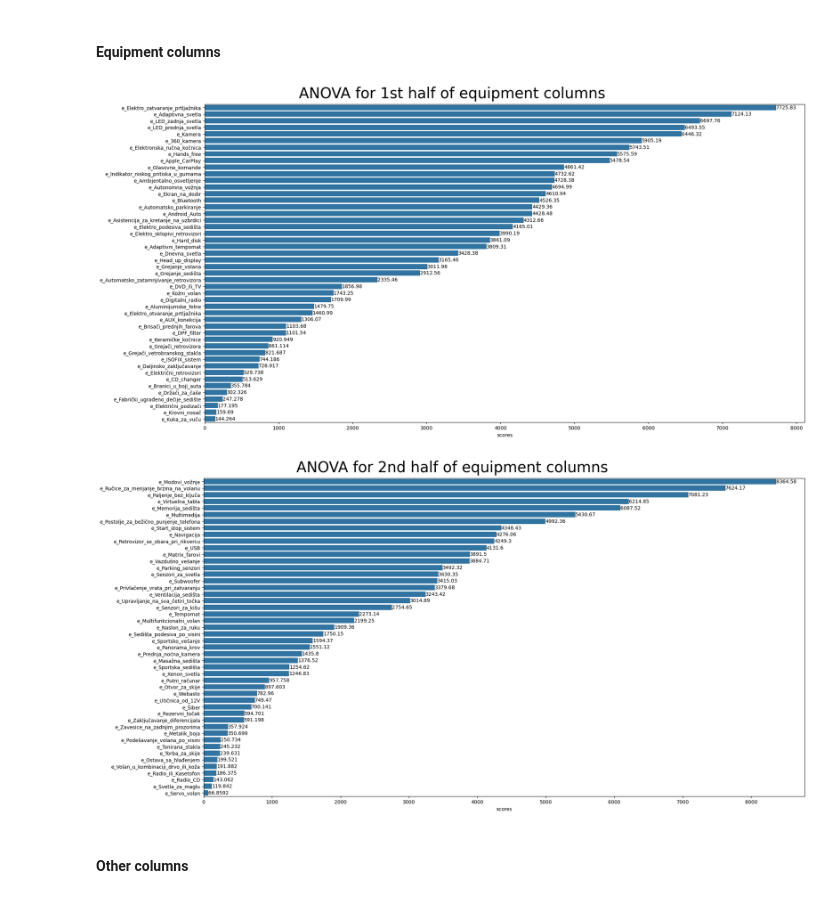
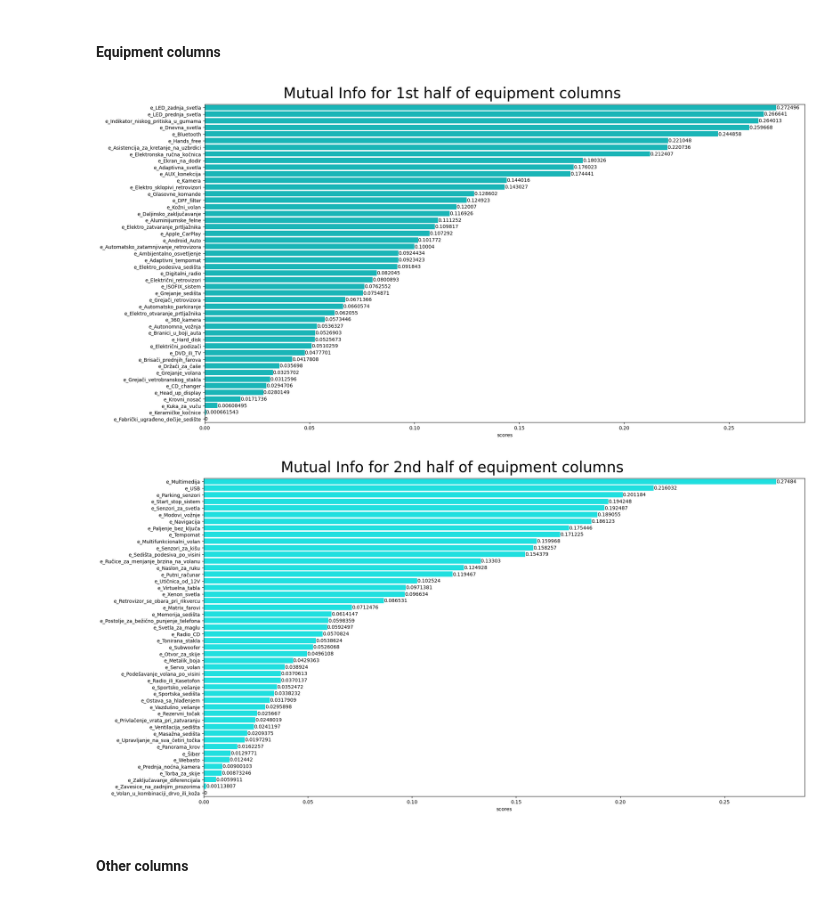
Before and after one commit to aleksa-radojicic/second_hand_car_price_prediction, a Jupyter notebook: notebooks/2_MultivariateAnalysis.ipynb, the cells around one changed output. Saved outputs shown, nothing was run; the diff lists cells and outputs as text; code cells hidden in the pictures.

```diff
--- a/notebooks/2_MultivariateAnalysis.ipynb
+++ b/notebooks/2_MultivariateAnalysis.ipynb
@@ -133,30 +148,30 @@ nb_utils.plot_anova_importance(anova_scores, "ANOVA for safety columns");
 # %%
 equipment_columns = [
     col for col in metadata.features_info["binary"] if col.startswith("e_")
 ]
 
 equipment_columns_1_half = equipment_columns[: len(equipment_columns) // 2]
 equipment_columns_2_half = equipment_columns[len(equipment_columns) // 2 + 1 :]
 
 fig, (ax_1, ax_2) = plt.subplots(1, 2)
 
-anova_scores_1 = get_anova_importance_scores(
+anova_scores_1 = get_mutual_info_scores(
     X=df[equipment_columns_1_half], y=df[cfg.label_col]
 )
-anova_scores_2 = get_anova_importance_scores(
+anova_scores_2 = get_mutual_info_scores(
     X=df[equipment_columns_2_half], y=df[cfg.label_col]
 )
 
-ax_1 = nb_utils.plot_anova_importance(
-    anova_scores_1, "ANOVA for 1st half of equipment columns"
+ax_1 = nb_utils.plot_mutual_info(
+    anova_scores_1, "Mutual Info for 1st half of equipment columns", color="darkturquoise"
 )
-ax_2 = nb_utils.plot_anova_importance(
-    anova_scores_2, "ANOVA for 2nd half of equipment columns"
+ax_2 = nb_utils.plot_mutual_info(
+    anova_scores_2, "Mutual Info for 2nd half of equipment columns", color="aqua"
 )
 plt.close()
 # %% [output]
-[figure, old version]
+[figure, new version]
-[figure, old version]
+[figure, new version]
 # %% [markdown]
 #### Other columns
 # %%
```
Also changed, not shown: parts of 8 cells of this notebook, 17 other files.
